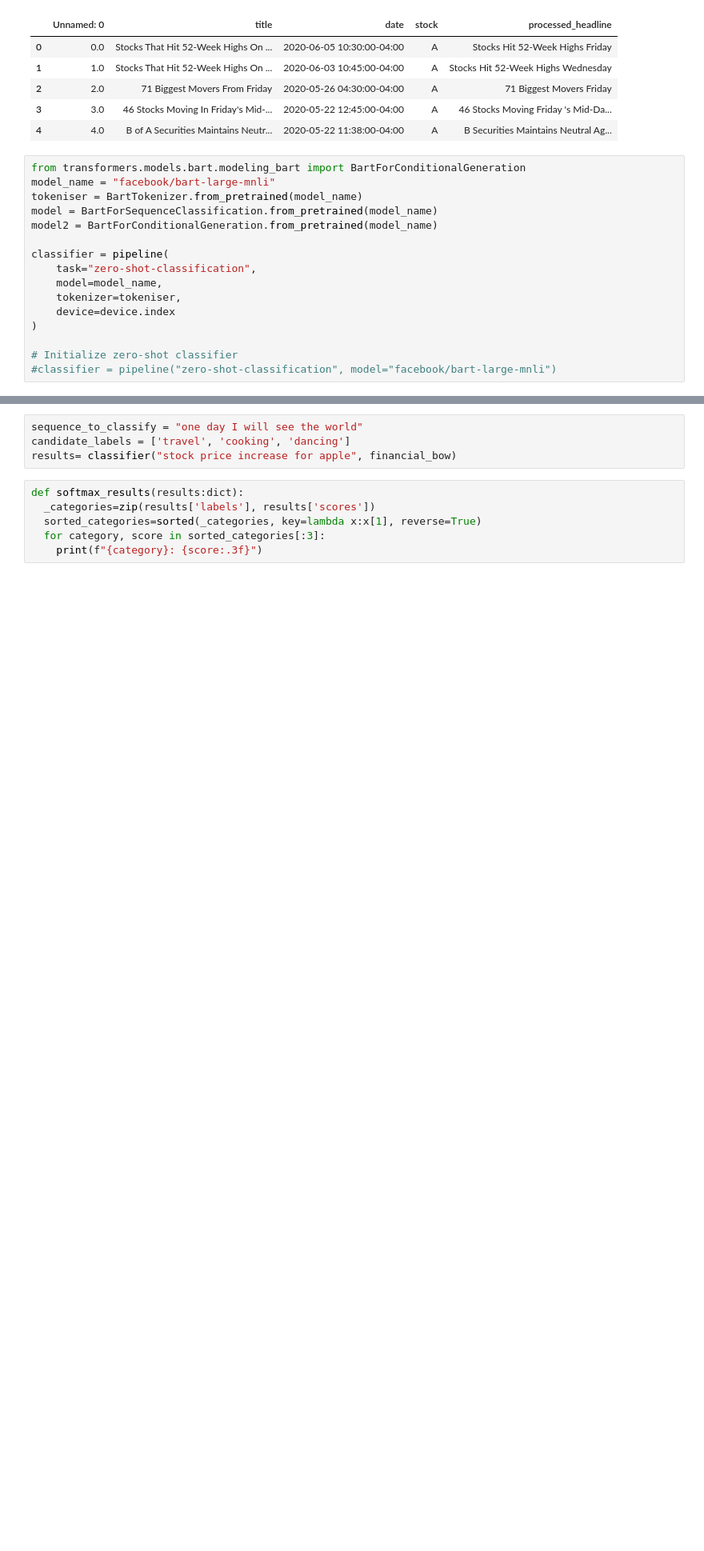
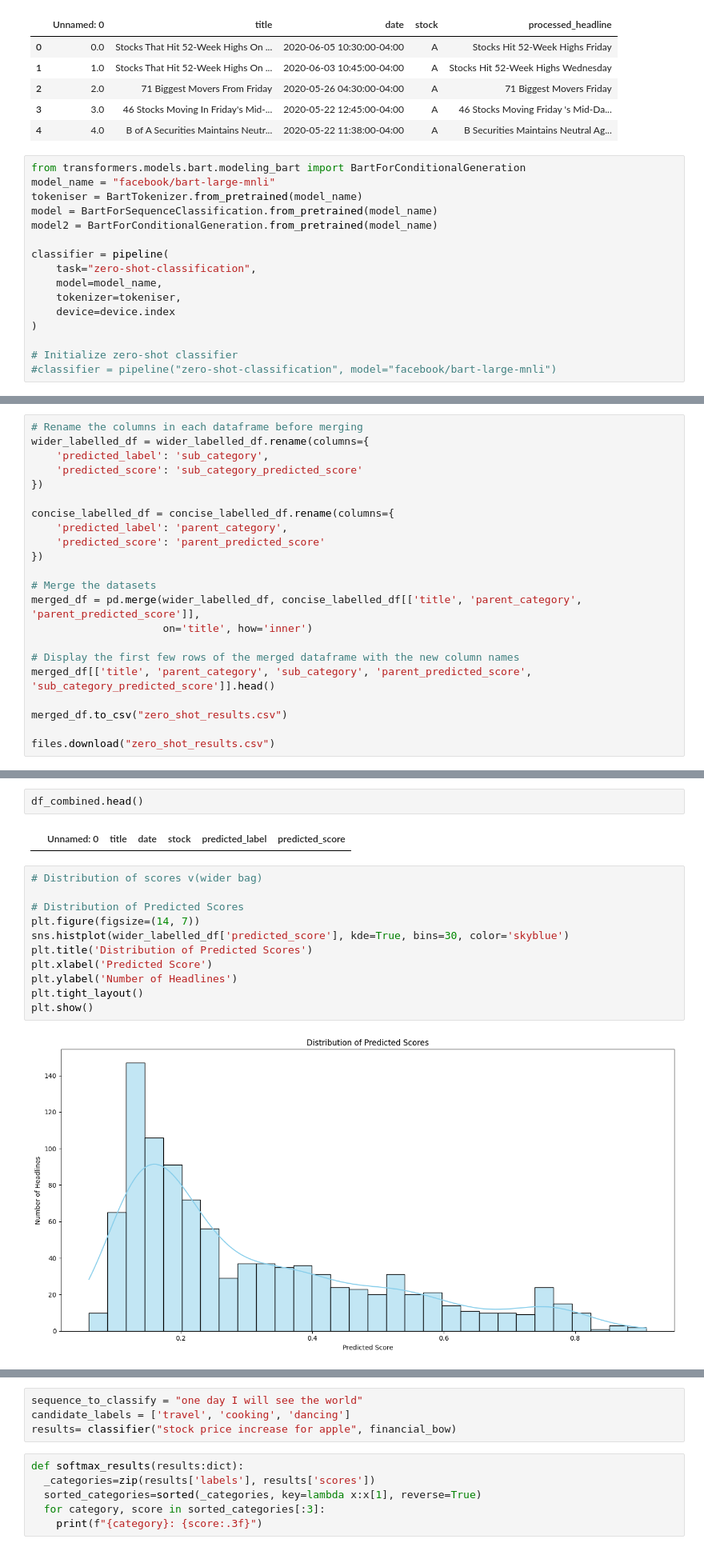
Before and after one commit to viswambaran/NUCapstone, a Jupyter notebook: EPA.ipynb, the cells around one changed output, grey strips where cells are left out. Shown at 80% size. Cells and saved outputs as stored; diff of their text form; blank space fills up the shorter version.

```diff
--- a/EPA.ipynb
+++ b/EPA.ipynb
@@ -218,0 +424,22 @@ shortend_df
+# %%
+# Rename the columns in each dataframe before merging
+wider_labelled_df = wider_labelled_df.rename(columns={
+    'predicted_label': 'sub_category',
+    'predicted_score': 'sub_category_predicted_score'
+})
+
+concise_labelled_df = concise_labelled_df.rename(columns={
+    'predicted_label': 'parent_category',
+    'predicted_score': 'parent_predicted_score'
+})
+
+# Merge the datasets
+merged_df = pd.merge(wider_labelled_df, concise_labelled_df[['title', 'parent_category', 'parent_predicted_score']],
+                     on='title', how='inner')
+
+# Display the first few rows of the merged dataframe with the new column names
+merged_df[['title', 'parent_category', 'sub_category', 'parent_predicted_score', 'sub_category_predicted_score']].head()
+
+merged_df.to_csv("zero_shot_results.csv")
+
+files.download("zero_shot_results.csv")
@@ -218,0 +449,17 @@ shortend_df
+# %%
+df_combined.head()
+# %% [output]
+|  | Unnamed: 0 | title | date | stock | predicted_label | predicted_score |
+# %%
+# Distribution of scores v(wider bag)
+
+# Distribution of Predicted Scores
+plt.figure(figsize=(14, 7))
+sns.histplot(wider_labelled_df['predicted_score'], kde=True, bins=30, color='skyblue')
+plt.title('Distribution of Predicted Scores')
+plt.xlabel('Predicted Score')
+plt.ylabel('Number of Headlines')
+plt.tight_layout()
+plt.show()
+# %% [output]
+[figure, added]
```
Also changed, not shown: parts of 33 cells of this notebook.
